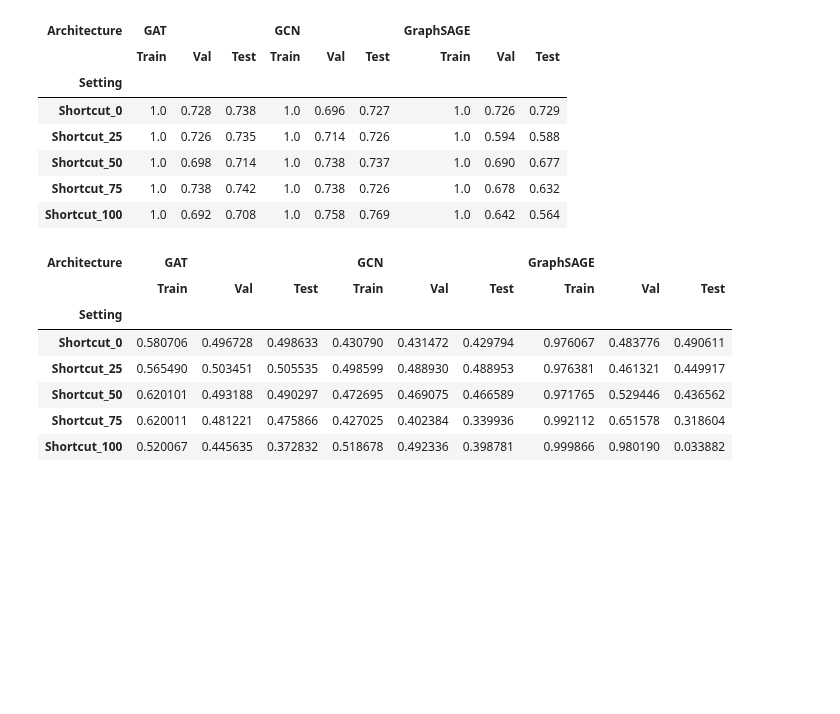
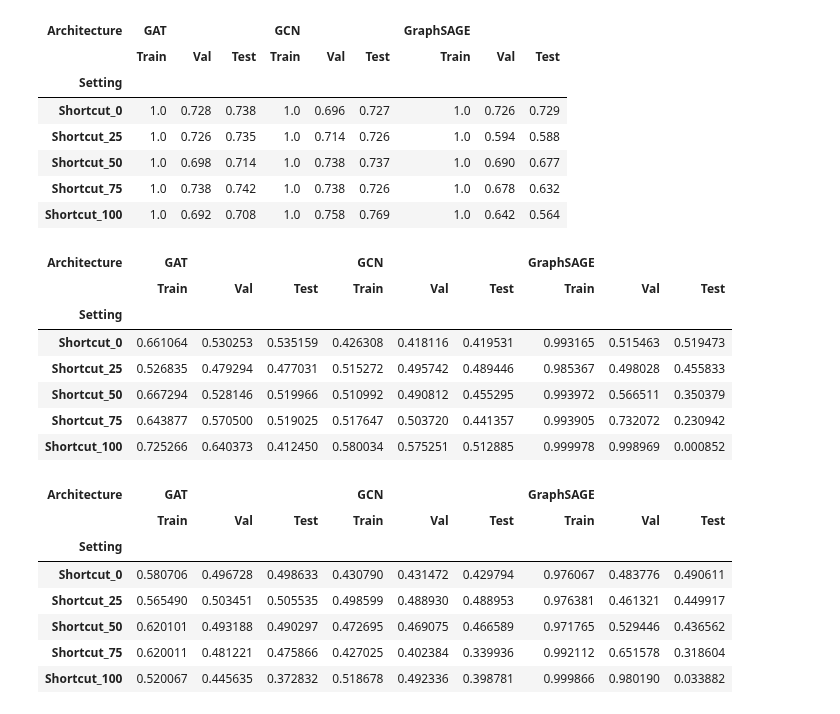
Before and after one commit to TaWald/similaritybench, a Jupyter notebook: graphs/notebooks/explore_experimental_train_results.ipynb, the cells around one changed output. Saved outputs shown, nothing was run; the diff lists cells and outputs as text; code cells hidden in the pictures; blank space fills up the shorter version.

Commit message:
add 1-hot shortcut resulsts for flickr and arxiv

```diff
--- a/graphs/notebooks/explore_experimental_train_results.ipynb
+++ b/graphs/notebooks/explore_experimental_train_results.ipynb
@@ -98,6 +98,17 @@ get_data_table("shortcut_test", "cora")
 | Shortcut_50 | 1.0 | 0.698 | 0.714 | 1.0 | 0.738 | 0.737 | 1.0 | 0.690 | 0.677 |
 | Shortcut_75 | 1.0 | 0.738 | 0.742 | 1.0 | 0.738 | 0.726 | 1.0 | 0.678 | 0.632 |
 | Shortcut_100 | 1.0 | 0.692 | 0.708 | 1.0 | 0.758 | 0.769 | 1.0 | 0.642 | 0.564 |
+# %%
+get_data_table("shortcut_test", "flickr", code="1-hot")
+# %% [output]
+| Architecture | GAT |  |  | GCN |  |  | GraphSAGE |  |  |
+|  | Train | Val | Test | Train | Val | Test | Train | Val | Test |
+| Setting |  |  |  |  |  |  |  |  |  |
+| Shortcut_0 | 0.661064 | 0.530253 | 0.535159 | 0.426308 | 0.418116 | 0.419531 | 0.993165 | 0.515463 | 0.519473 |
+| Shortcut_25 | 0.526835 | 0.479294 | 0.477031 | 0.515272 | 0.495742 | 0.489446 | 0.985367 | 0.498028 | 0.455833 |
+| Shortcut_50 | 0.667294 | 0.528146 | 0.519966 | 0.510992 | 0.490812 | 0.455295 | 0.993972 | 0.566511 | 0.350379 |
+| Shortcut_75 | 0.643877 | 0.570500 | 0.519025 | 0.517647 | 0.503720 | 0.441357 | 0.993905 | 0.732072 | 0.230942 |
+| Shortcut_100 | 0.725266 | 0.640373 | 0.412450 | 0.580034 | 0.575251 | 0.512885 | 0.999978 | 0.998969 | 0.000852 |
 # %%
 get_data_table("shortcut_test", "flickr")
 # %% [output]
```
Also changed, not shown: parts of 2 cells of this notebook.
